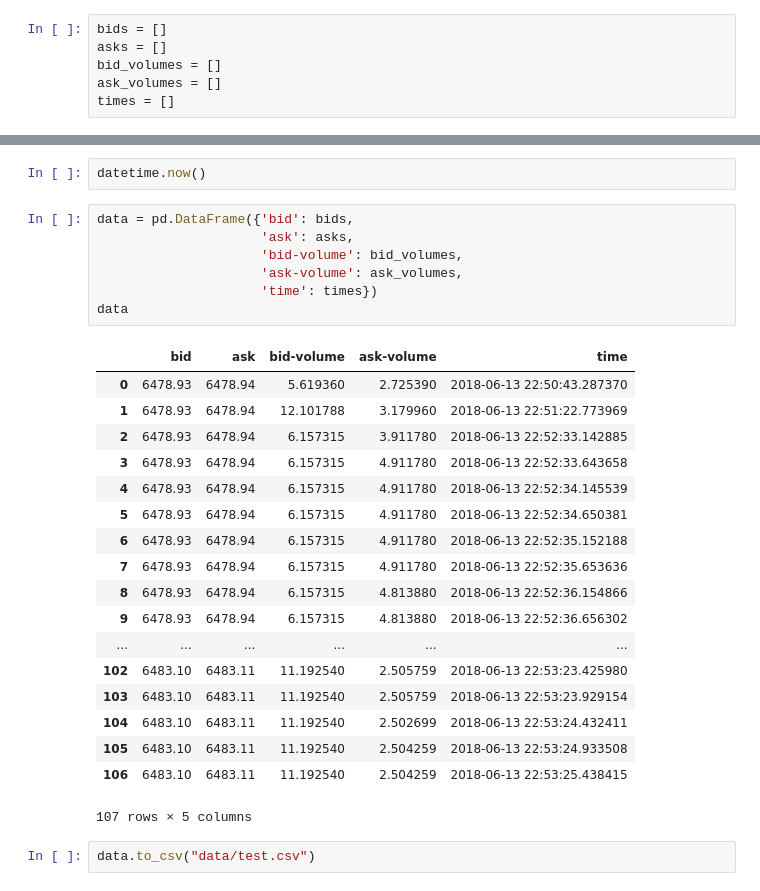
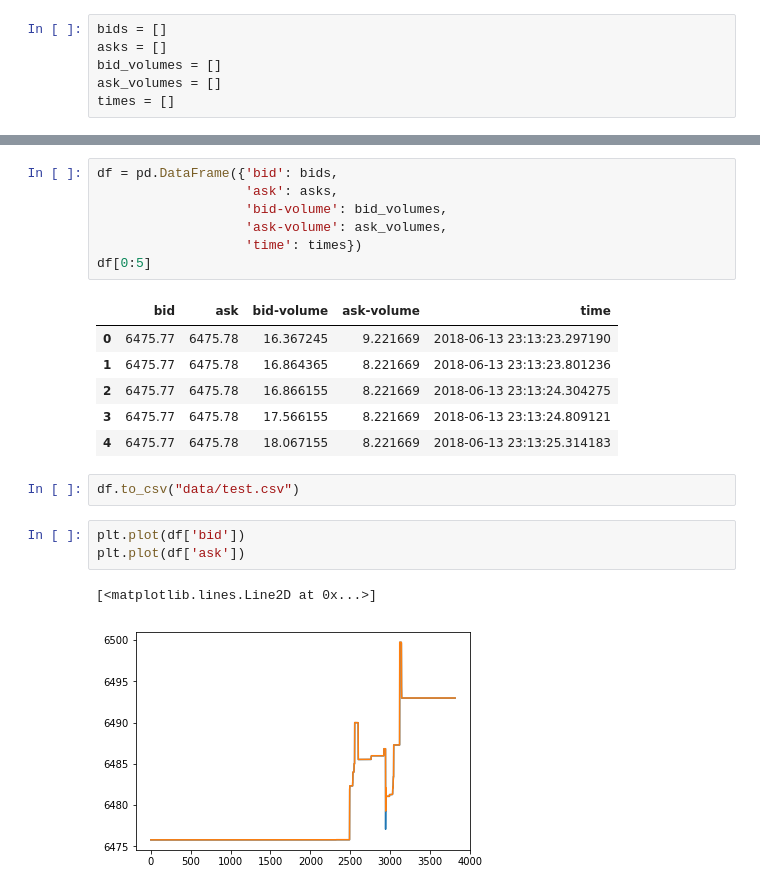
Before and after one commit to inmensustrading/inmensus, a Jupyter notebook: research/book-pressure/data-collection.ipynb, the cells around one changed output, grey strips where cells are left out. Cells and saved outputs as stored; diff of their text form.

```diff
--- a/research/book-pressure/data-collection.ipynb
+++ b/research/book-pressure/data-collection.ipynb
@@ -53,33 +62,25 @@ Collecting data...
 
 -- OrderBook Socket Closed! --
 KeyboardInterrupt:
-# %%
-datetime.now()
 # %%
-data = pd.DataFrame({'bid': bids,
-                     'ask': asks,
-                     'bid-volume': bid_volumes,
-                     'ask-volume': ask_volumes,
-                     'time': times})
-data
+df = pd.DataFrame({'bid': bids,
+                   'ask': asks,
+                   'bid-volume': bid_volumes,
+                   'ask-volume': ask_volumes,
+                   'time': times})
+df[0:5]
 # %% [output]
 |  | bid | ask | bid-volume | ask-volume | time |
-| 0 | 6478.93 | 6478.94 | 5.619360 | 2.725390 | 2018-06-13 22:50:43.287370 |
-| 1 | 6478.93 | 6478.94 | 12.101788 | 3.179960 | 2018-06-13 22:51:22.773969 |
-| 2 | 6478.93 | 6478.94 | 6.157315 | 3.911780 | 2018-06-13 22:52:33.142885 |
-| 3 | 6478.93 | 6478.94 | 6.157315 | 4.911780 | 2018-06-13 22:52:33.643658 |
-| 4 | 6478.93 | 6478.94 | 6.157315 | 4.911780 | 2018-06-13 22:52:34.145539 |
-| 5 | 6478.93 | 6478.94 | 6.157315 | 4.911780 | 2018-06-13 22:52:34.650381 |
-| 6 | 6478.93 | 6478.94 | 6.157315 | 4.911780 | 2018-06-13 22:52:35.152188 |
-| 7 | 6478.93 | 6478.94 | 6.157315 | 4.911780 | 2018-06-13 22:52:35.653636 |
-| 8 | 6478.93 | 6478.94 | 6.157315 | 4.813880 | 2018-06-13 22:52:36.154866 |
-| 9 | 6478.93 | 6478.94 | 6.157315 | 4.813880 | 2018-06-13 22:52:36.656302 |
-| ... | ... | ... | ... | ... | ... |
-| 102 | 6483.10 | 6483.11 | 11.192540 | 2.505759 | 2018-06-13 22:53:23.425980 |
-| 103 | 6483.10 | 6483.11 | 11.192540 | 2.505759 | 2018-06-13 22:53:23.929154 |
-| 104 | 6483.10 | 6483.11 | 11.192540 | 2.502699 | 2018-06-13 22:53:24.432411 |
-| 105 | 6483.10 | 6483.11 | 11.192540 | 2.504259 | 2018-06-13 22:53:24.933508 |
-| 106 | 6483.10 | 6483.11 | 11.192540 | 2.504259 | 2018-06-13 22:53:25.438415 |
+| 0 | 6475.77 | 6475.78 | 16.367245 | 9.221669 | 2018-06-13 23:13:23.297190 |
+| 1 | 6475.77 | 6475.78 | 16.864365 | 8.221669 | 2018-06-13 23:13:23.801236 |
+| 2 | 6475.77 | 6475.78 | 16.866155 | 8.221669 | 2018-06-13 23:13:24.304275 |
+| 3 | 6475.77 | 6475.78 | 17.566155 | 8.221669 | 2018-06-13 23:13:24.809121 |
+| 4 | 6475.77 | 6475.78 | 18.067155 | 8.221669 | 2018-06-13 23:13:25.314183 |
-107 rows × 5 columns
 # %%
-data.to_csv("data/test.csv")
+df.to_csv("data/test.csv")
+# %%
+plt.plot(df['bid'])
+plt.plot(df['ask'])
+# %% [output]
+[<matplotlib.lines.Line2D at 0x...>]
+[figure, added]
```
Also changed, not shown: parts of 3 cells of this notebook, 2 other files.
